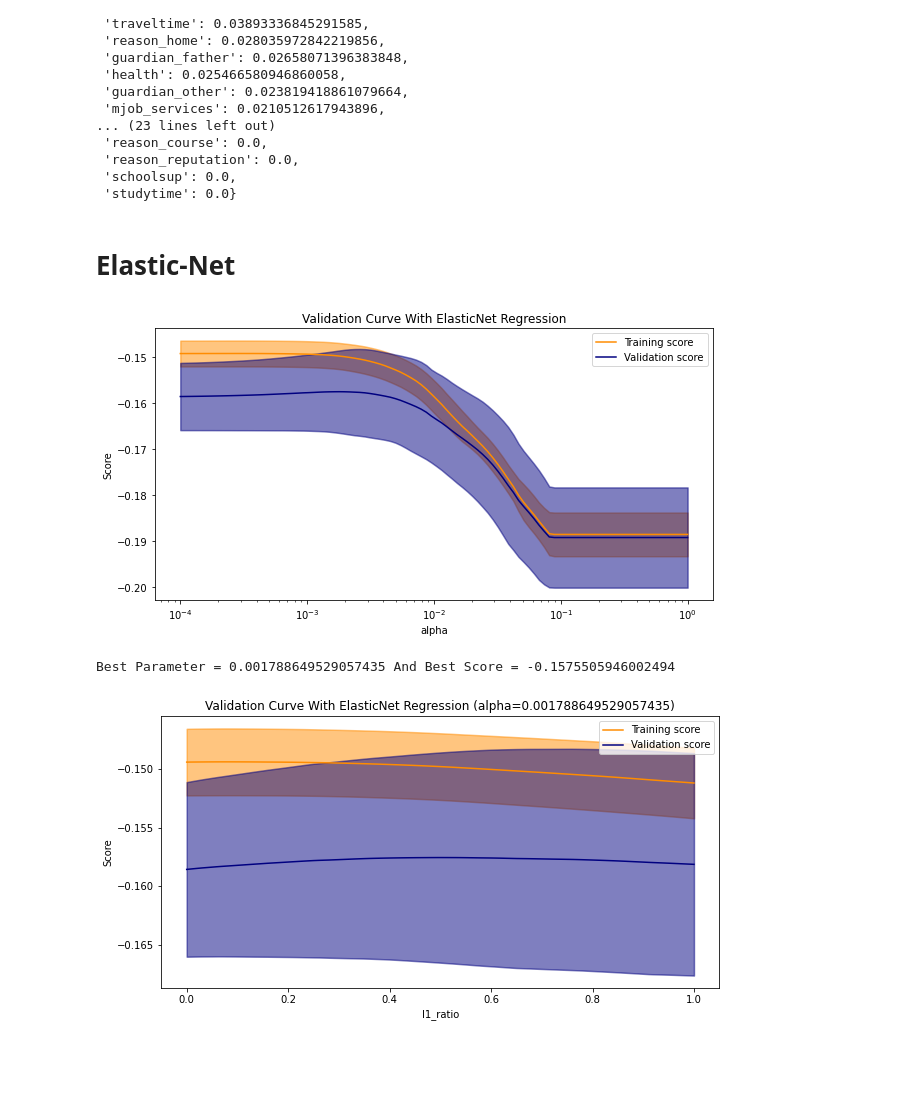
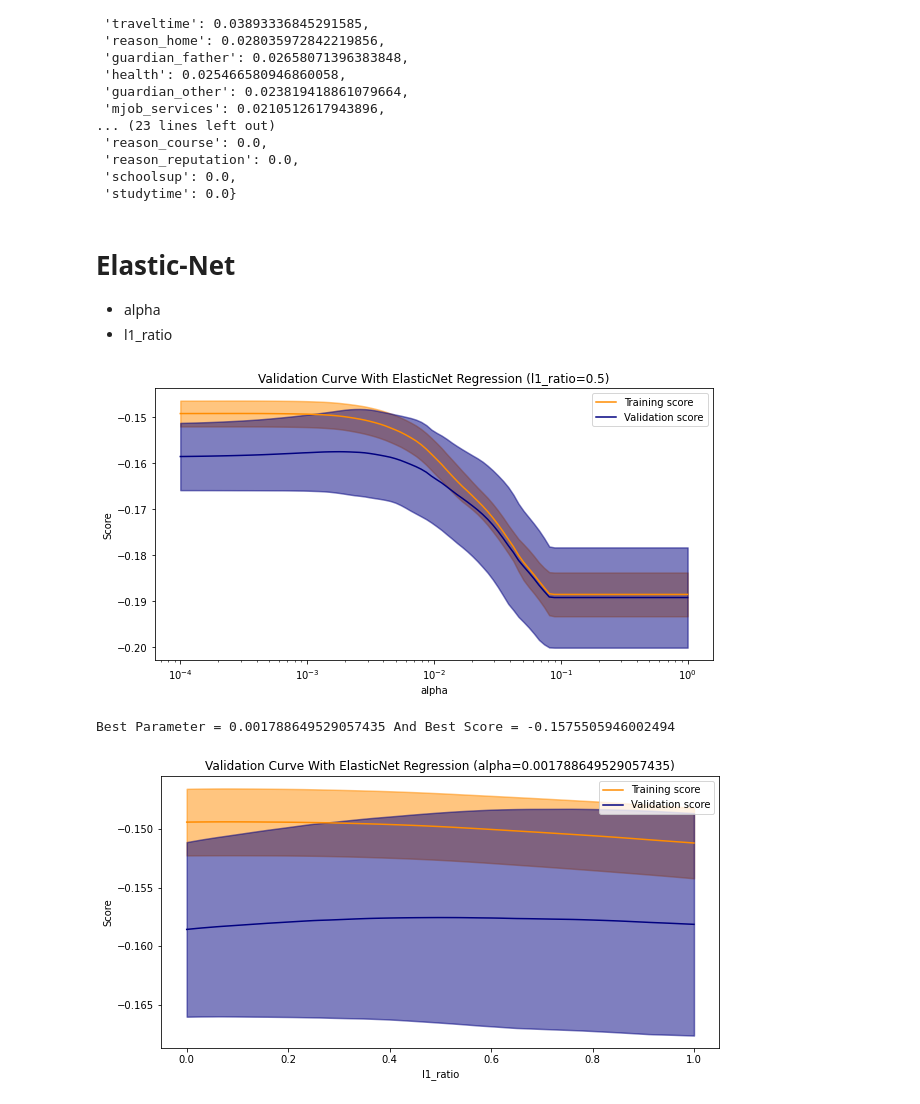
Before and after one commit to matlaczj/Predictive-Modeling-for-Student-Alcohol-Consumption, a Jupyter notebook: Projekt/projekt.ipynb, the cells around one changed output. Drawn from its saved outputs; the diff is of its cells as text; code cells hidden in the pictures; blank space fills up the shorter version.

```diff
--- a/Projekt/projekt.ipynb
+++ b/Projekt/projekt.ipynb
@@ -243,19 +249,23 @@ dict(sorted(zip(X_train.columns,model.coef_),key=lambda x:abs(x[1]),reverse=True
  'studytime': 0.0}
 # %% [markdown]
 # Elastic-Net
+- alpha
+- l1_ratio
+# %%
+l1_ratio = 0.5
 # %%
 alpha, best_score, _,_ = plot_validation_curve(
-    model = ElasticNet(random_state=1),
-    model_name = "ElasticNet Regression",
+    model = ElasticNet(random_state=1,l1_ratio=l1_ratio),
+    model_name = f"ElasticNet Regression (l1_ratio={l1_ratio})",
     X = X_train,
     y = y_train,
     param_range = np.logspace(-4,0,100),
     param_name = "alpha",
     scoring = "neg_mean_absolute_error",
     xscale = "log"
 )
 # %% [output]
-[figure, old version]
+[figure, new version]
 Best Parameter = 0.001788649529057435 And Best Score = -0.1575505946002494
 # %%
 l1_ratio, best_score, _,_ = plot_validation_curve(
```
Also changed, not shown: parts of 11 cells of this notebook.
